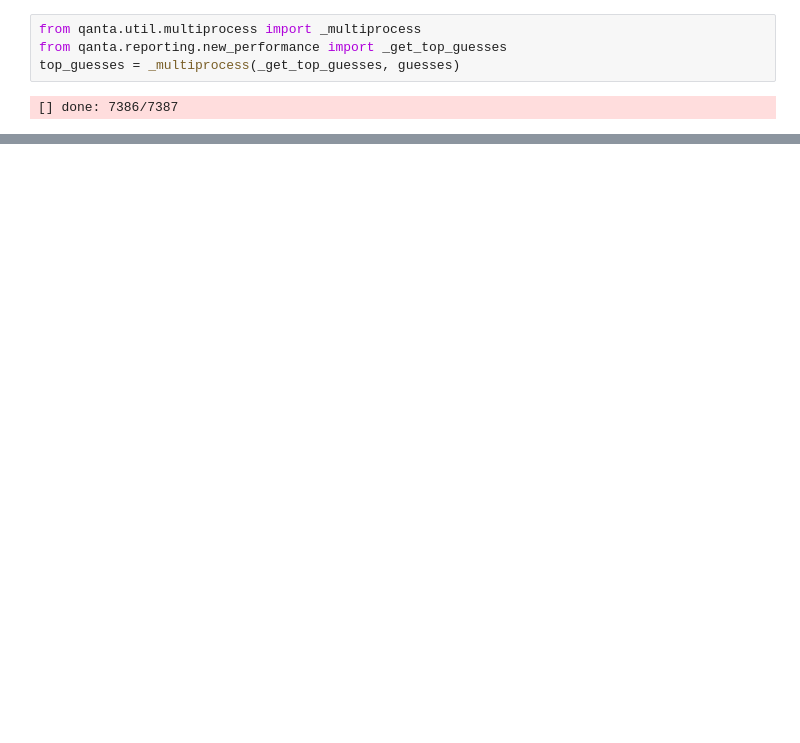
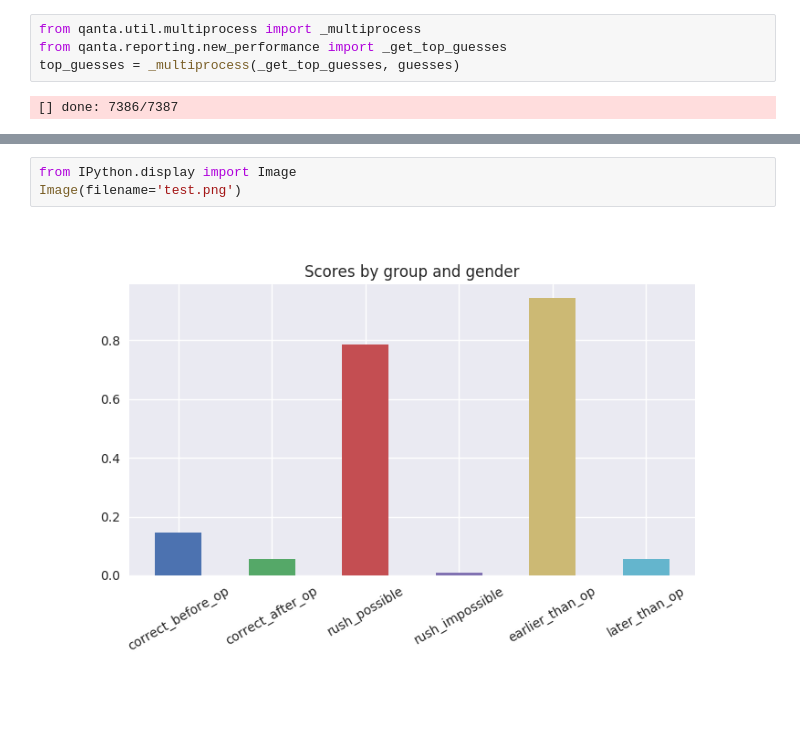
Before and after one commit to Pinafore/qb, a Jupyter notebook: protobowl.ipynb, the cells around one changed output, grey strips where cells are left out. Drawn from its saved outputs; the diff is of its cells as text; blank space fills up the shorter version.

```diff
--- a/protobowl.ipynb
+++ b/protobowl.ipynb
@@ -122,0 +201,5 @@ for qnum, guesses in top_guesses:
+# %%
+from IPython.display import Image
+Image(filename='test.png')
+# %% [output]
+[figure, added]
```
Also changed, not shown: parts of 16 cells of this notebook, 6 other files.
